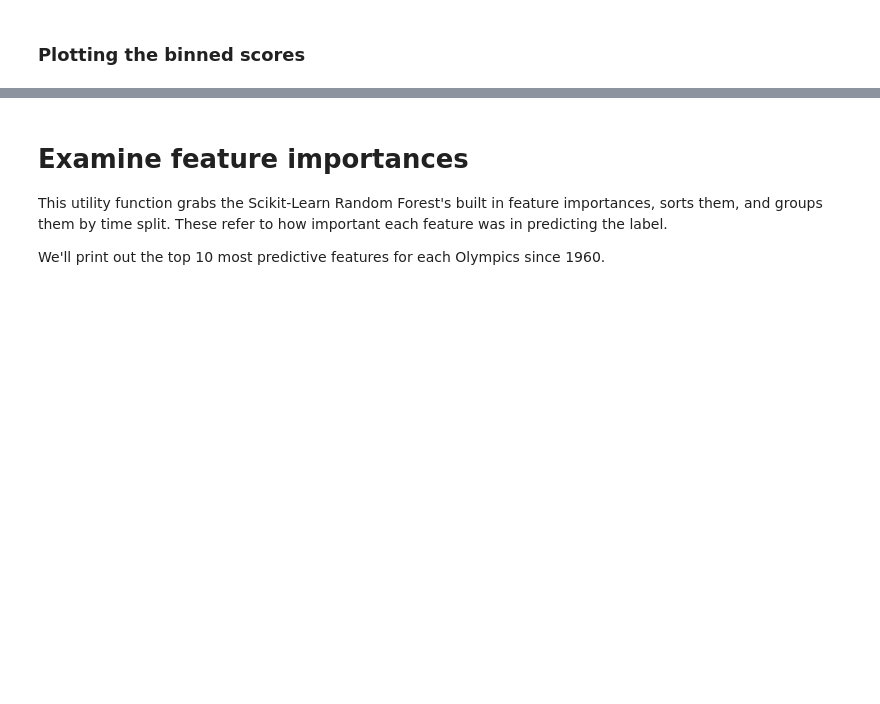
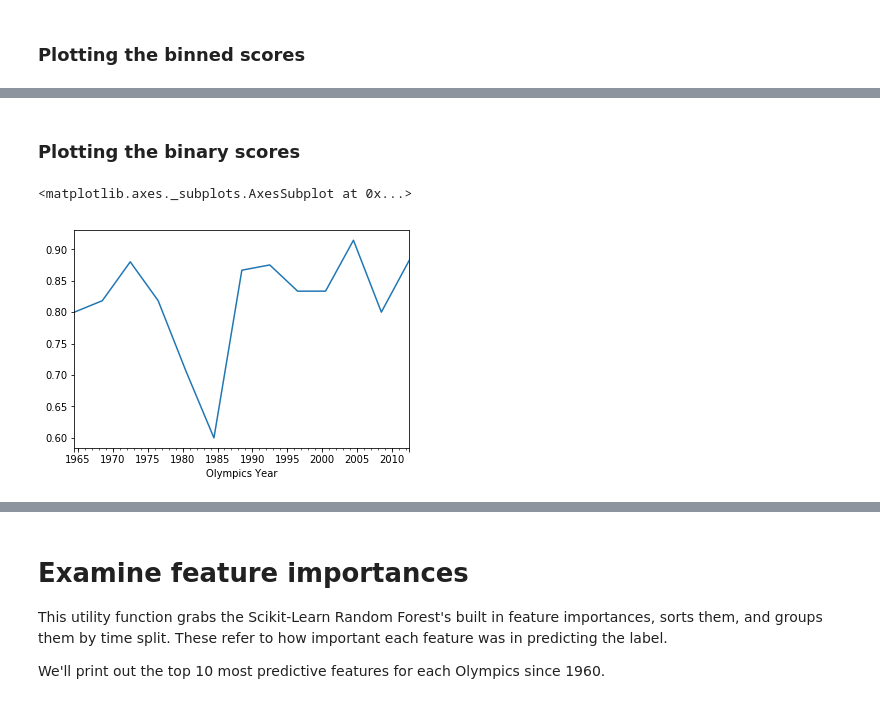
Before and after one commit to alteryx/predict-olympic-medals, a Jupyter notebook: FeaturetoolsPredictiveModelingSimple.ipynb, the cells around one changed output, grey strips where cells are left out. Cells and saved outputs as stored; diff of their text form; code cells hidden in the pictures; blank space fills up the shorter version.

```diff
--- a/FeaturetoolsPredictiveModelingSimple.ipynb
+++ b/FeaturetoolsPredictiveModelingSimple.ipynb
@@ -287,0 +314,7 @@ Since this is a relatively easy machine learning problem, many different feature
+# %% [markdown]
+### Plotting the binary scores
+# %%
+binary_scores.set_index('Olympics Year')['f1'].plot()
+# %% [output]
+<matplotlib.axes._subplots.AxesSubplot at 0x...>
+[figure, added]
```
Also changed, not shown: parts of 40 cells of this notebook, 1 other file.
